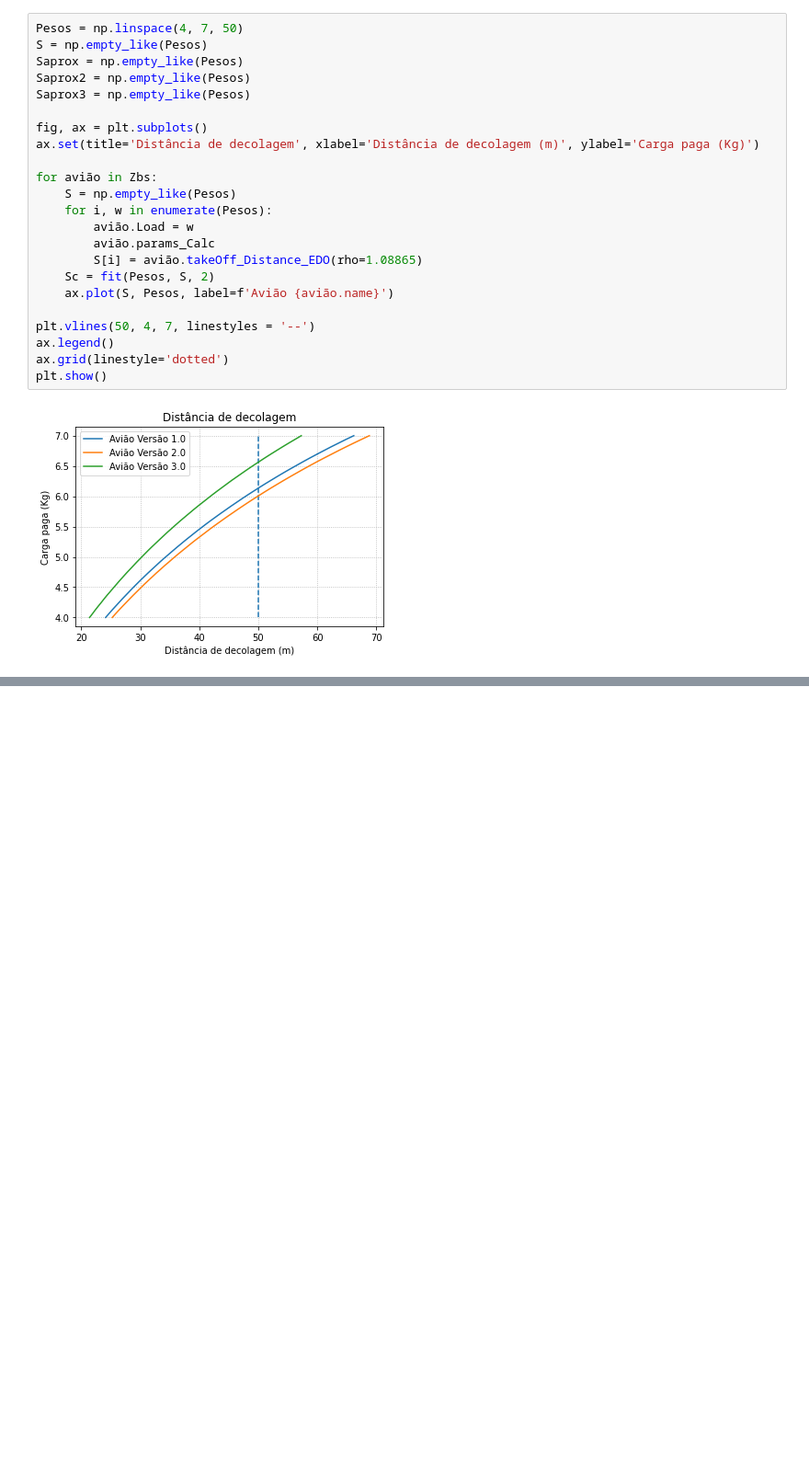
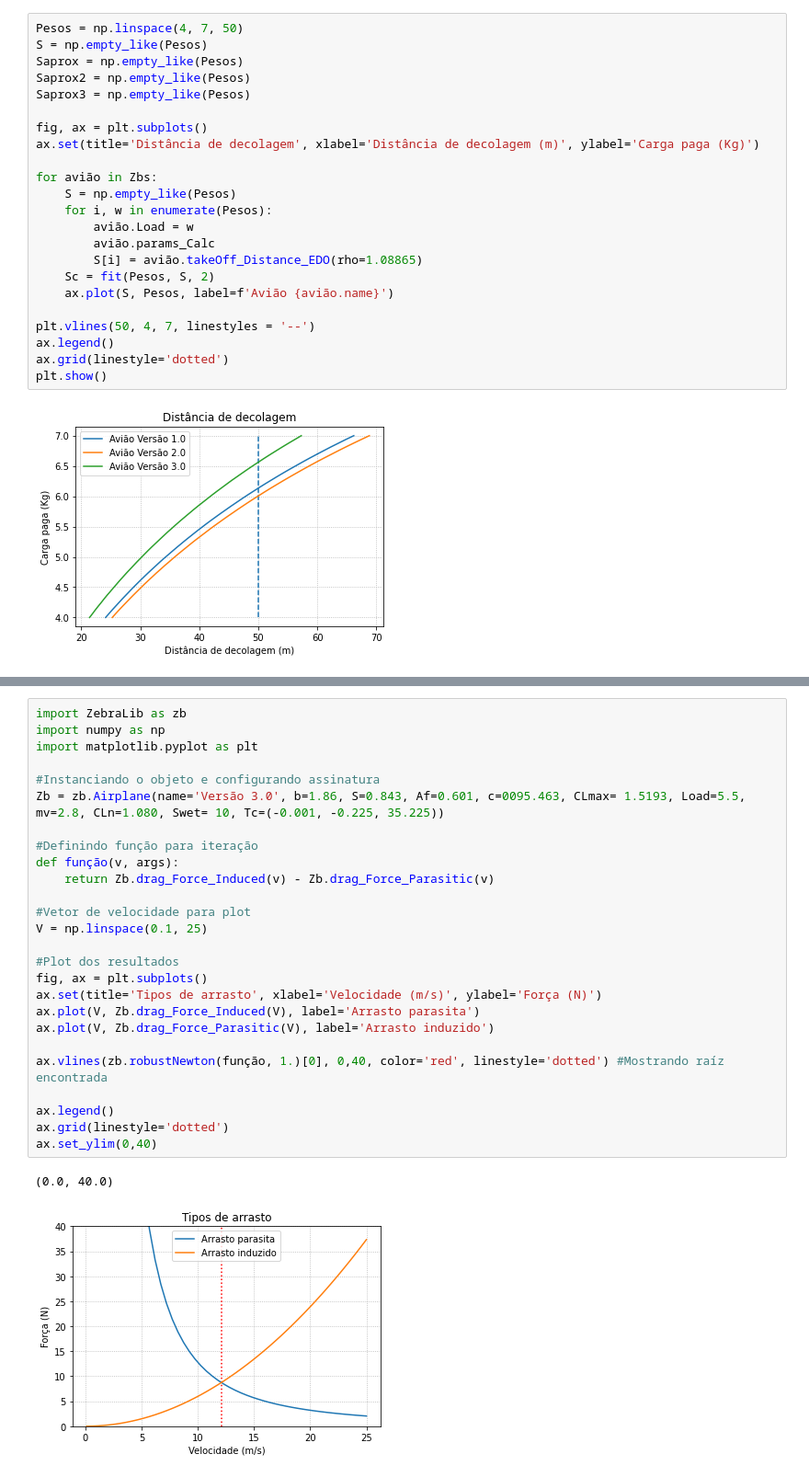
Before and after one commit to Chabole/Python, a Jupyter notebook: Projeto Zebra/Untitled.ipynb, the cells around one changed output, grey strips where cells are left out. Shown: that part at 92% size. Drawn from its saved outputs; the diff is of its cells as text; blank space fills up the shorter version.

```diff
--- a/Projeto Zebra/Untitled.ipynb
+++ b/Projeto Zebra/Untitled.ipynb
@@ -197,0 +225,29 @@ plt.show()
+# %%
+import ZebraLib as zb
+import numpy as np
+import matplotlib.pyplot as plt
+
+#Instanciando o objeto e configurando assinatura
+Zb = zb.Airplane(name='Versão 3.0', b=1.86, S=0.843, Af=0.601, c=0095.463, CLmax= 1.5193, Load=5.5, mv=2.8, CLn=1.080, Swet= 10, Tc=(-0.001, -0.225, 35.225))
+
+#Definindo função para iteração
+def função(v, args):
+    return Zb.drag_Force_Induced(v) - Zb.drag_Force_Parasitic(v)
+
+#Vetor de velocidade para plot
+V = np.linspace(0.1, 25)
+
+#Plot dos resultados
+fig, ax = plt.subplots()
+ax.set(title='Tipos de arrasto', xlabel='Velocidade (m/s)', ylabel='Força (N)')
+ax.plot(V, Zb.drag_Force_Induced(V), label='Arrasto parasita')
+ax.plot(V, Zb.drag_Force_Parasitic(V), label='Arrasto induzido')
+
+ax.vlines(zb.robustNewton(função, 1.)[0], 0,40, color='red', linestyle='dotted') #Mostrando raíz encontrada
+
+ax.legend()
+ax.grid(linestyle='dotted')
+ax.set_ylim(0,40)
+# %% [output]
+(0.0, 40.0)
+[figure, added]
```
Also changed, not shown: parts of 3 cells of this notebook, 1 other file.
